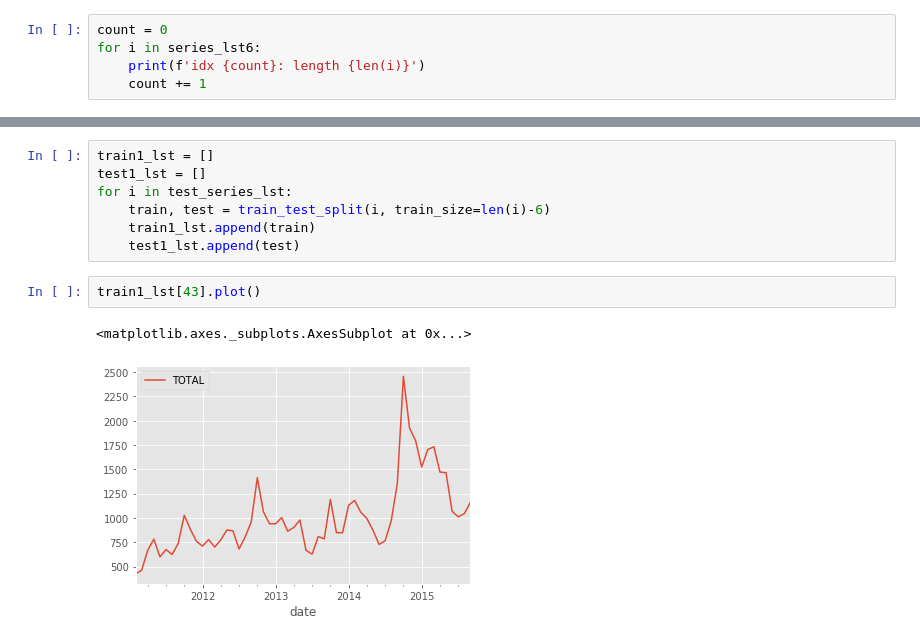
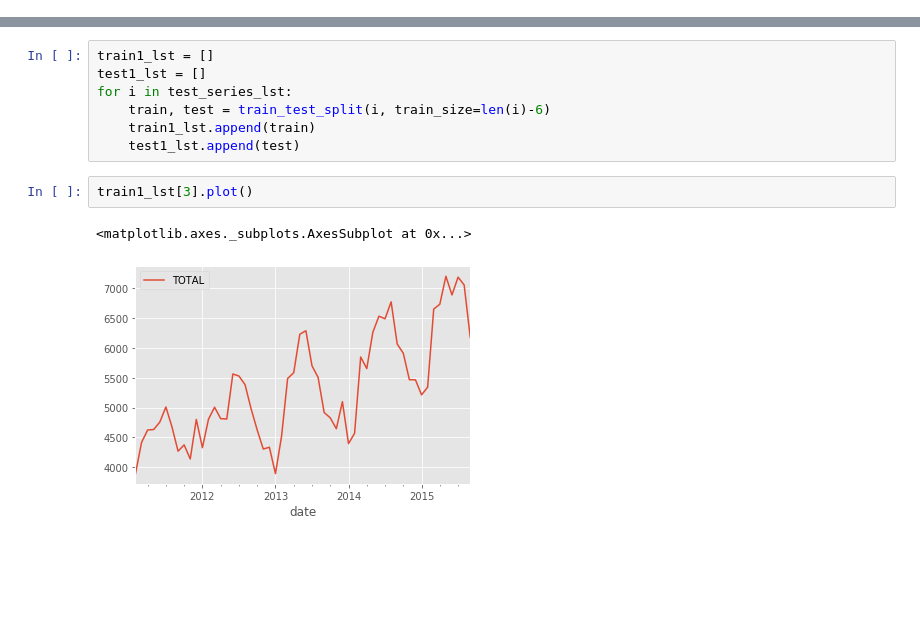
Before and after one commit to alecjonas/Forecasting_Walmart_Sales, a Jupyter notebook: notebooks/ARIMA2.ipynb, the cells around one changed output, grey strips where cells are left out. Cells and saved outputs as stored; diff of their text form; blank space fills up the shorter version.

```diff
--- a/notebooks/ARIMA2.ipynb
+++ b/notebooks/ARIMA2.ipynb
@@ -255,5 +236,0 @@ results
-# %%
-count = 0
-for i in series_lst6:
-    print(f'idx {count}: length {len(i)}')
-    count += 1
@@ -339,8 +371,8 @@ for i in test_series_lst:
     train1_lst.append(train)
     test1_lst.append(test)
 # %%
-train1_lst[43].plot()
+train1_lst[3].plot()
 # %% [output]
 <matplotlib.axes._subplots.AxesSubplot at 0x...>
-[figure, old version]
+[figure, new version]
 # %%
```
Also changed, not shown: parts of 34 cells of this notebook, 6 other files.
